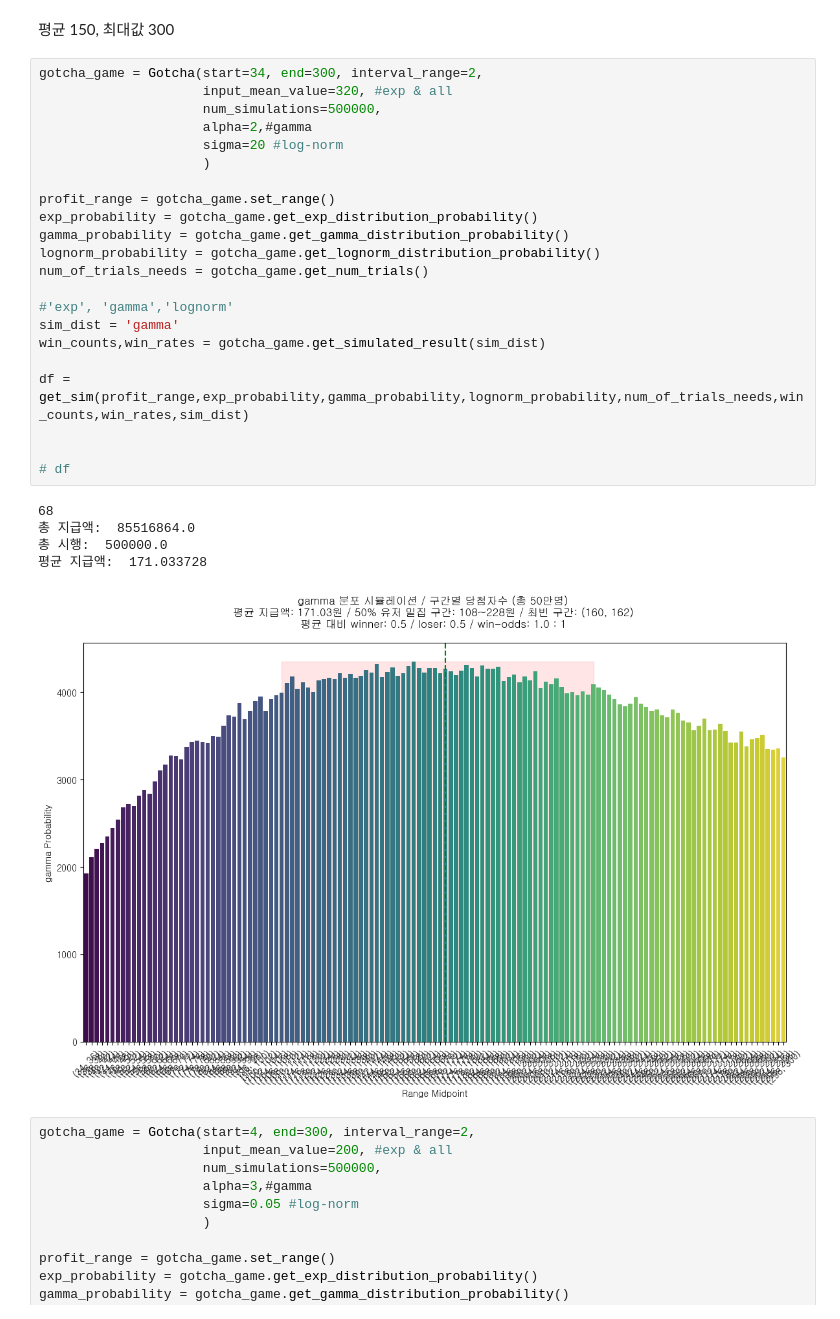
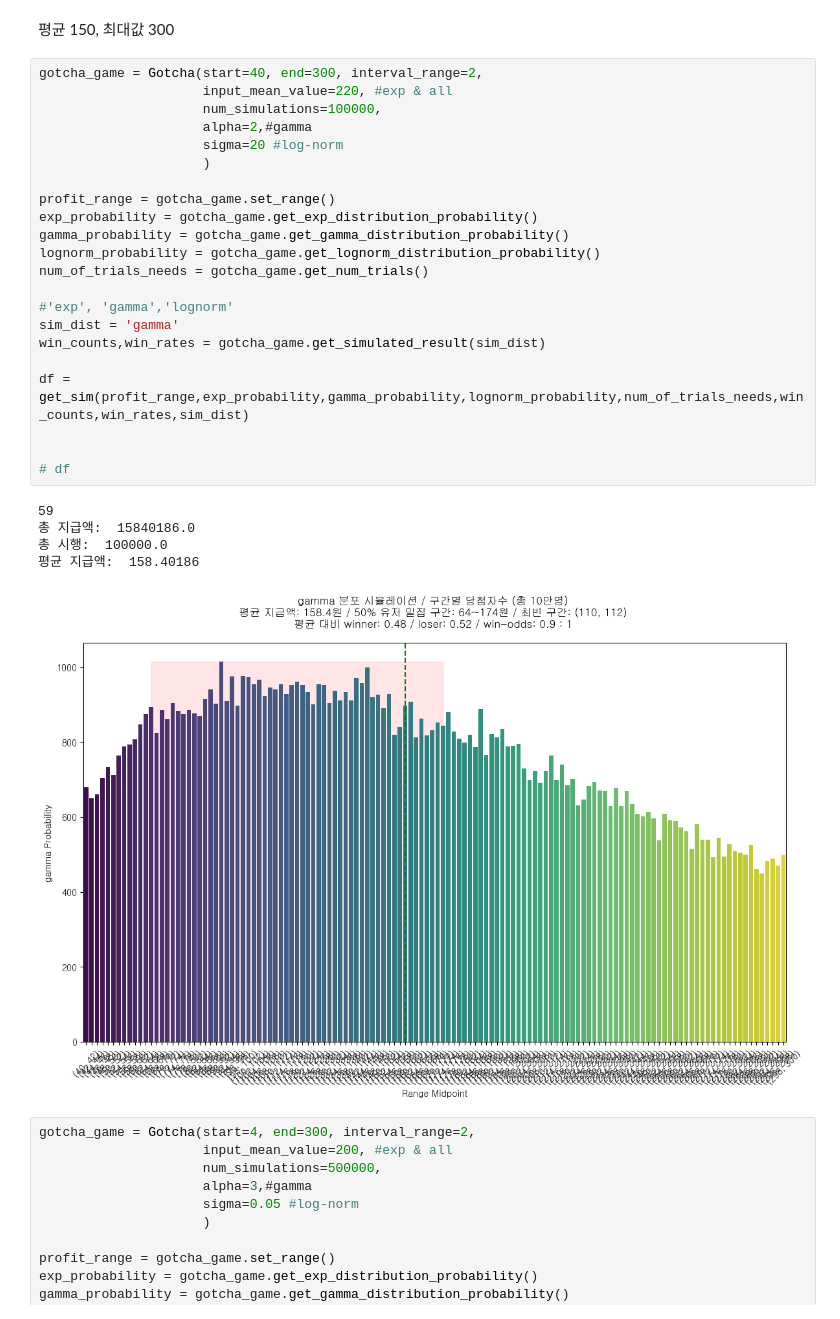
Before and after one commit to skadudd/bayes-ABtest, a Jupyter notebook: game_design.ipynb, the cells around one changed output. Saved outputs shown, nothing was run; the diff lists cells and outputs as text.

```diff
--- a/game_design.ipynb
+++ b/game_design.ipynb
@@ -1154,33 +1154,33 @@ df
 # %% [markdown]
 평균 150, 최대값 300
 # %%
-gotcha_game = Gotcha(start=34, end=300, interval_range=2,
-                     input_mean_value=320, #exp & all
-                     num_simulations=500000,
+gotcha_game = Gotcha(start=40, end=300, interval_range=2,
+                     input_mean_value=220, #exp & all
+                     num_simulations=100000,
                      alpha=2,#gamma
                      sigma=20 #log-norm
                      )
 
 profit_range = gotcha_game.set_range()
 exp_probability = gotcha_game.get_exp_distribution_probability()
 gamma_probability = gotcha_game.get_gamma_distribution_probability()
 lognorm_probability = gotcha_game.get_lognorm_distribution_probability()
 num_of_trials_needs = gotcha_game.get_num_trials()
 
 #'exp', 'gamma','lognorm'
 sim_dist = 'gamma'
 win_counts,win_rates = gotcha_game.get_simulated_result(sim_dist)
 
 df = get_sim(profit_range,exp_probability,gamma_probability,lognorm_probability,num_of_trials_needs,win_counts,win_rates,sim_dist)
 
 
 # df
 # %% [output]
-68
-총 지급액:  85516864.0
-총 시행:  500000.0
-평균 지급액:  171.033728
+59
+총 지급액:  15840186.0
+총 시행:  100000.0
+평균 지급액:  158.40186
-[figure, old version]
+[figure, new version]
 # %%
 gotcha_game = Gotcha(start=4, end=300, interval_range=2,
                      input_mean_value=200, #exp & all
```
